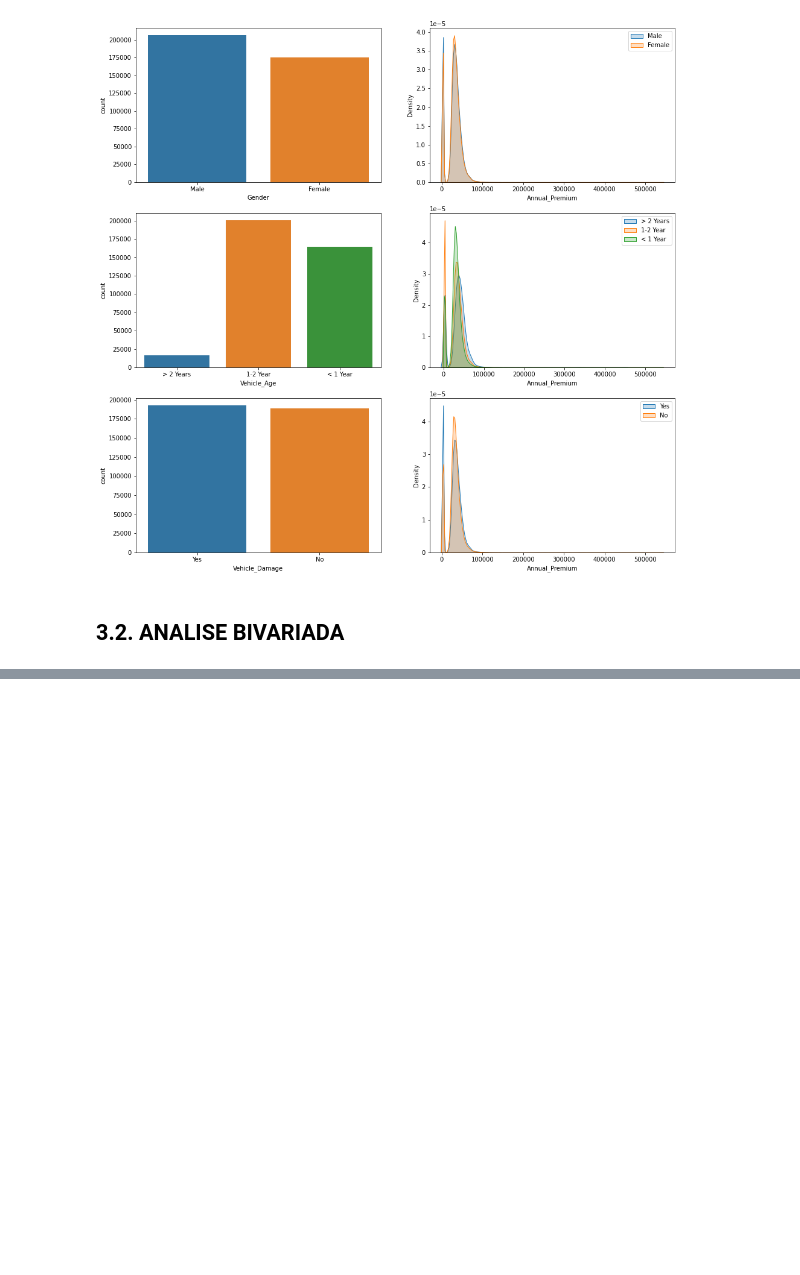
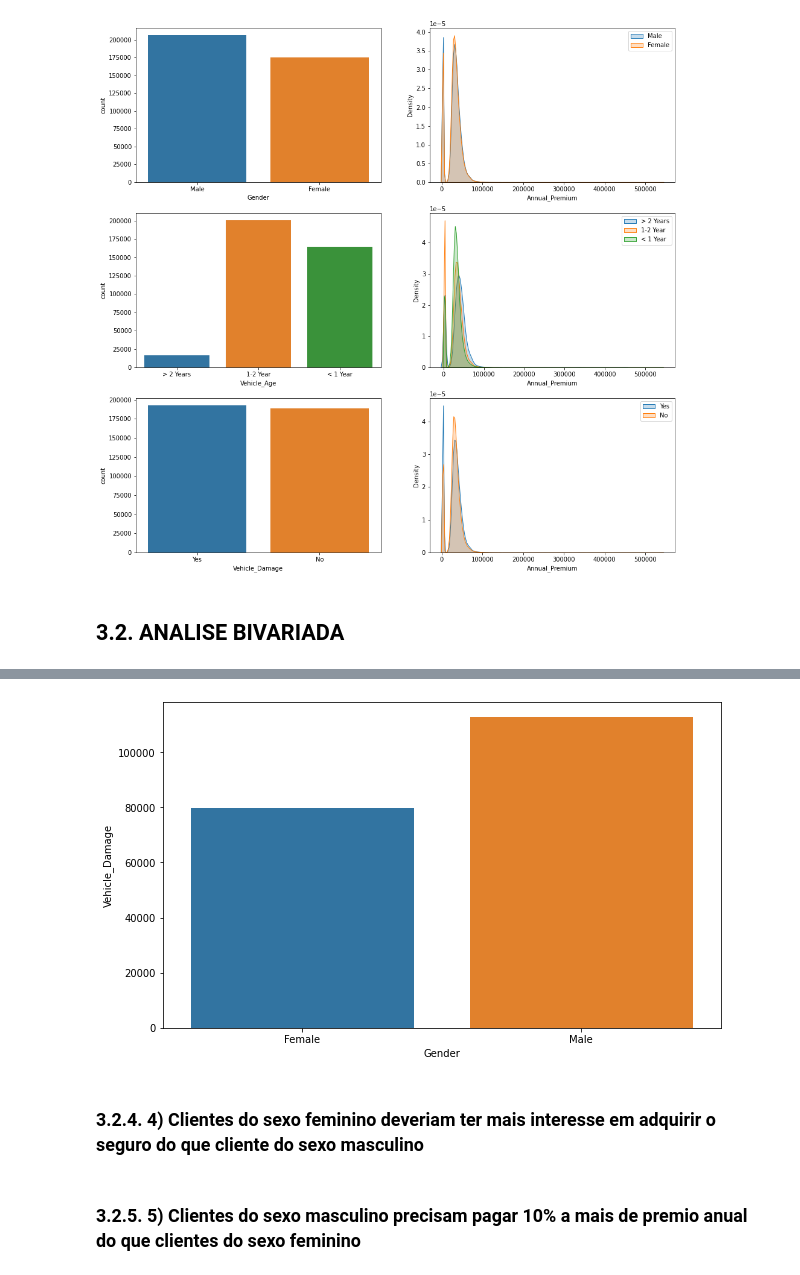
Before and after one commit to cristiandaco/health_insurance_cross_sell, a Jupyter notebook: 03_analise_exploratoria.ipynb, the cells around one changed output, grey strips where cells are left out. Cells and saved outputs as stored; diff of their text form; code cells hidden in the pictures; blank space fills up the shorter version.

```diff
--- a/03_analise_exploratoria.ipynb
+++ b/03_analise_exploratoria.ipynb
@@ -189,0 +225,12 @@ plt.legend( labels = ['Yes', 'No'] );
+# %%
+aux = df3[df3['Vehicle_Damage'] == 'Yes']
+aux3 = aux[['Gender', 'Vehicle_Damage']].groupby( 'Gender' ).count().reset_index()
+
+plt.figure( figsize = ( 10,6 ) )
+sns.barplot( x = 'Gender', y = 'Vehicle_Damage', data = aux3 );
+# %% [output]
+[figure, added]
+# %% [markdown]
+### 3.2.4. 4) Clientes do sexo feminino deveriam ter mais interesse em adquirir o seguro do que cliente do sexo masculino
+# %% [markdown]
+### 3.2.5. 5) Clientes do sexo masculino precisam pagar 10% a mais de premio anual do que clientes do sexo feminino
```
Also changed, not shown: parts of 8 cells of this notebook.
